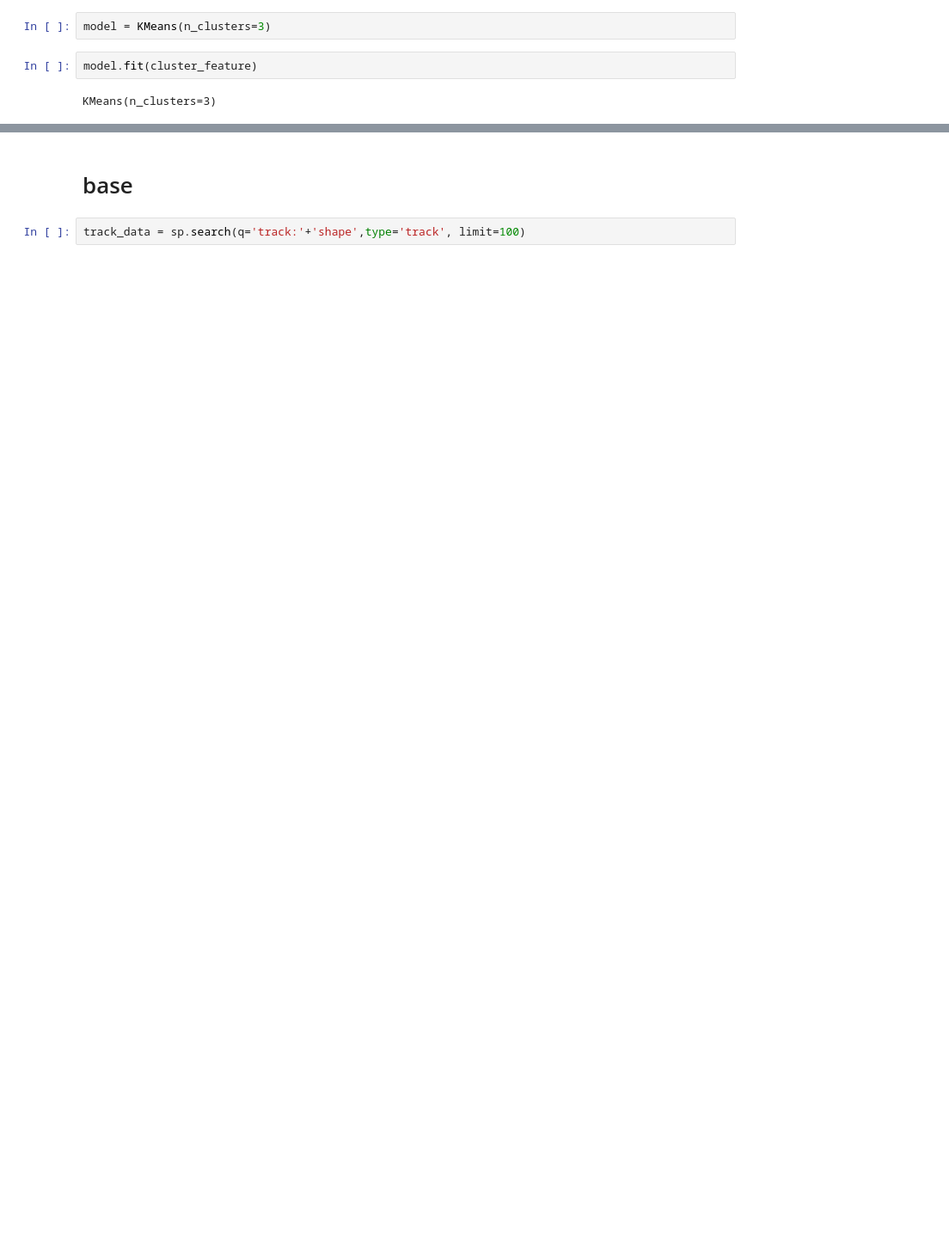
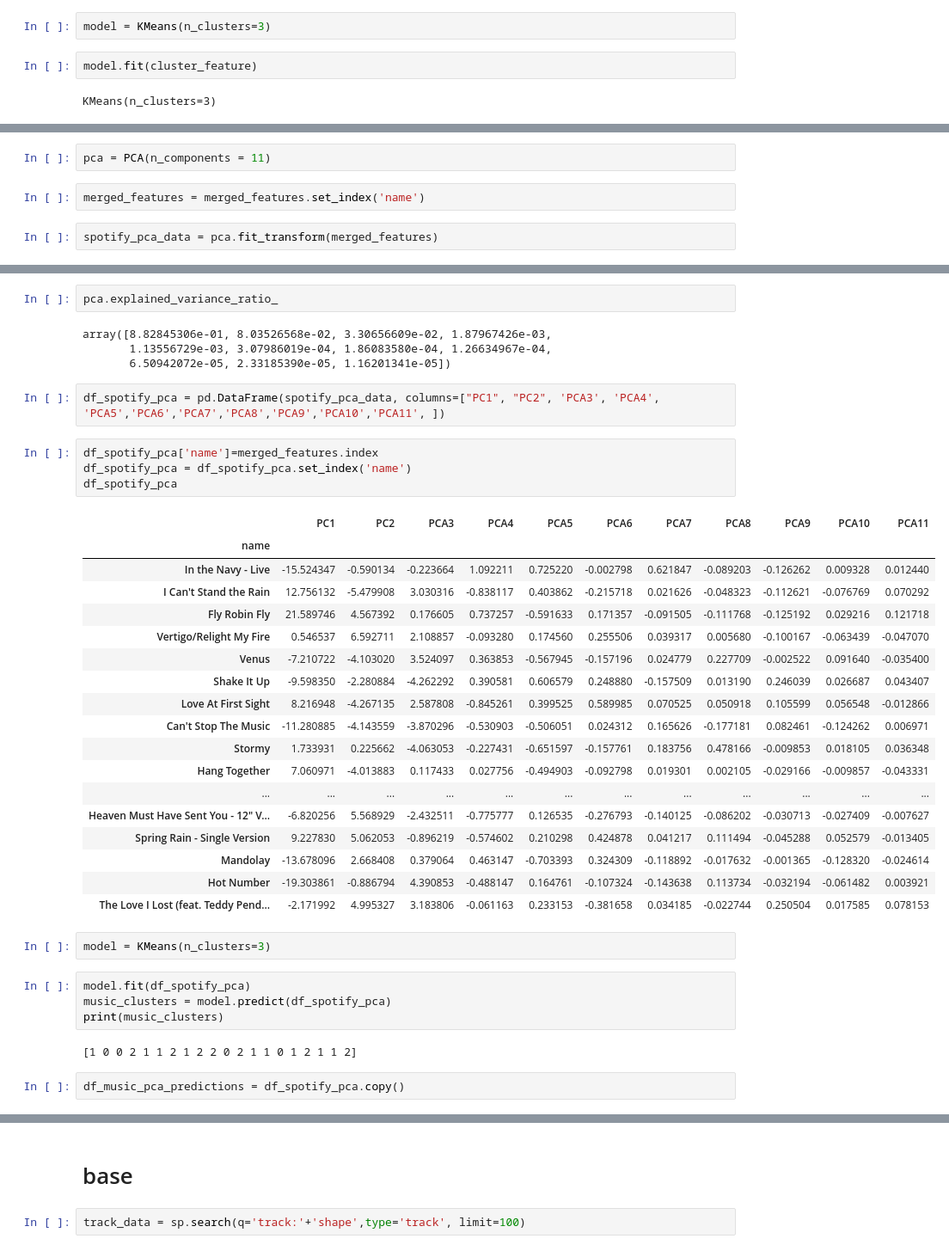
Before and after one commit to nv0884a/Project4, a Jupyter notebook: Push330.ipynb, the cells around one changed output, grey strips where cells are left out. Shown at 86% size. Drawn from its saved outputs; the diff is of its cells as text; blank space fills up the shorter version.

```diff
--- a/Push330.ipynb
+++ b/Push330.ipynb
@@ -665,0 +676,6 @@ merged_features.to_sql('songs', )
+# %%
+pca = PCA(n_components = 11)
+# %%
+merged_features = merged_features.set_index('name')
+# %%
+spotify_pca_data = pca.fit_transform(merged_features)
@@ -665,0 +705,41 @@ merged_features.to_sql('songs', )
+# %%
+pca.explained_variance_ratio_
+# %% [output]
+array([8.82845306e-01, 8.03526568e-02, 3.30656609e-02, 1.87967426e-03,
+       1.13556729e-03, 3.07986019e-04, 1.86083580e-04, 1.26634967e-04,
+       6.50942072e-05, 2.33185390e-05, 1.16201341e-05])
+# %%
+df_spotify_pca = pd.DataFrame(spotify_pca_data, columns=["PC1", "PC2", 'PCA3', 'PCA4', 'PCA5','PCA6','PCA7','PCA8','PCA9','PCA10','PCA11', ])
+# %%
+df_spotify_pca['name']=merged_features.index
+df_spotify_pca = df_spotify_pca.set_index('name')
+df_spotify_pca
+# %% [output]
+|  | PC1 | PC2 | PCA3 | PCA4 | PCA5 | PCA6 | PCA7 | PCA8 | PCA9 | PCA10 | PCA11 |
+| name |  |  |  |  |  |  |  |  |  |  |  |
+| In the Navy - Live | -15.524347 | -0.590134 | -0.223664 | 1.092211 | 0.725220 | -0.002798 | 0.621847 | -0.089203 | -0.126262 | 0.009328 | 0.012440 |
+| I Can't Stand the Rain | 12.756132 | -5.479908 | 3.030316 | -0.838117 | 0.403862 | -0.215718 | 0.021626 | -0.048323 | -0.112621 | -0.076769 | 0.070292 |
+| Fly Robin Fly | 21.589746 | 4.567392 | 0.176605 | 0.737257 | -0.591633 | 0.171357 | -0.091505 | -0.111768 | -0.125192 | 0.029216 | 0.121718 |
+| Vertigo/Relight My Fire | 0.546537 | 6.592711 | 2.108857 | -0.093280 | 0.174560 | 0.255506 | 0.039317 | 0.005680 | -0.100167 | -0.063439 | -0.047070 |
+| Venus | -7.210722 | -4.103020 | 3.524097 | 0.363853 | -0.567945 | -0.157196 | 0.024779 | 0.227709 | -0.002522 | 0.091640 | -0.035400 |
+| Shake It Up | -9.598350 | -2.280884 | -4.262292 | 0.390581 | 0.606579 | 0.248880 | -0.157509 | 0.013190 | 0.246039 | 0.026687 | 0.043407 |
+| Love At First Sight | 8.216948 | -4.267135 | 2.587808 | -0.845261 | 0.399525 | 0.589985 | 0.070525 | 0.050918 | 0.105599 | 0.056548 | -0.012866 |
+| Can't Stop The Music | -11.280885 | -4.143559 | -3.870296 | -0.530903 | -0.506051 | 0.024312 | 0.165626 | -0.177181 | 0.082461 | -0.124262 | 0.006971 |
+| Stormy | 1.733931 | 0.225662 | -4.063053 | -0.227431 | -0.651597 | -0.157761 | 0.183756 | 0.478166 | -0.009853 | 0.018105 | 0.036348 |
+| Hang Together | 7.060971 | -4.013883 | 0.117433 | 0.027756 | -0.494903 | -0.092798 | 0.019301 | 0.002105 | -0.029166 | -0.009857 | -0.043331 |
+| ... | ... | ... | ... | ... | ... | ... | ... | ... | ... | ... | ... |
+| Heaven Must Have Sent You - 12" V... | -6.820256 | 5.568929 | -2.432511 | -0.775777 | 0.126535 | -0.276793 | -0.140125 | -0.086202 | -0.030713 | -0.027409 | -0.007627 |
+| Spring Rain - Single Version | 9.227830 | 5.062053 | -0.896219 | -0.574602 | 0.210298 | 0.424878 | 0.041217 | 0.111494 | -0.045288 | 0.052579 | -0.013405 |
+| Mandolay | -13.678096 | 2.668408 | 0.379064 | 0.463147 | -0.703393 | 0.324309 | -0.118892 | -0.017632 | -0.001365 | -0.128320 | -0.024614 |
+| Hot Number | -19.303861 | -0.886794 | 4.390853 | -0.488147 | 0.164761 | -0.107324 | -0.143638 | 0.113734 | -0.032194 | -0.061482 | 0.003921 |
+| The Love I Lost (feat. Teddy Pend... | -2.171992 | 4.995327 | 3.183806 | -0.061163 | 0.233153 | -0.381658 | 0.034185 | -0.022744 | 0.250504 | 0.017585 | 0.078153 |
+# %%
+model = KMeans(n_clusters=3)
+# %%
+model.fit(df_spotify_pca)
+music_clusters = model.predict(df_spotify_pca)
+print(music_clusters)
+# %% [output]
+[1 0 0 2 1 1 2 1 2 2 0 2 1 1 0 1 2 1 1 2]
+# %%
+df_music_pca_predictions = df_spotify_pca.copy()
```
Also changed, not shown: parts of 35 cells of this notebook, 2 other files.
